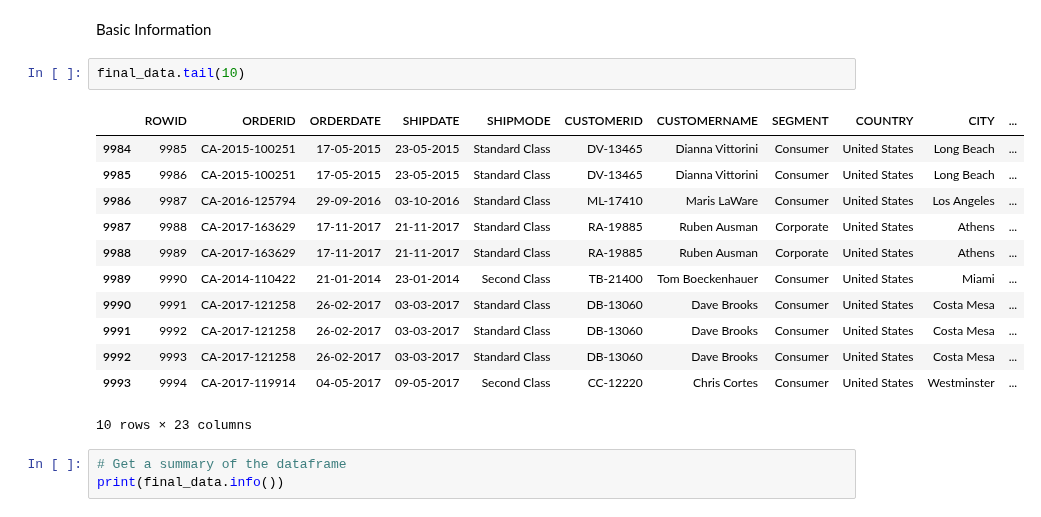
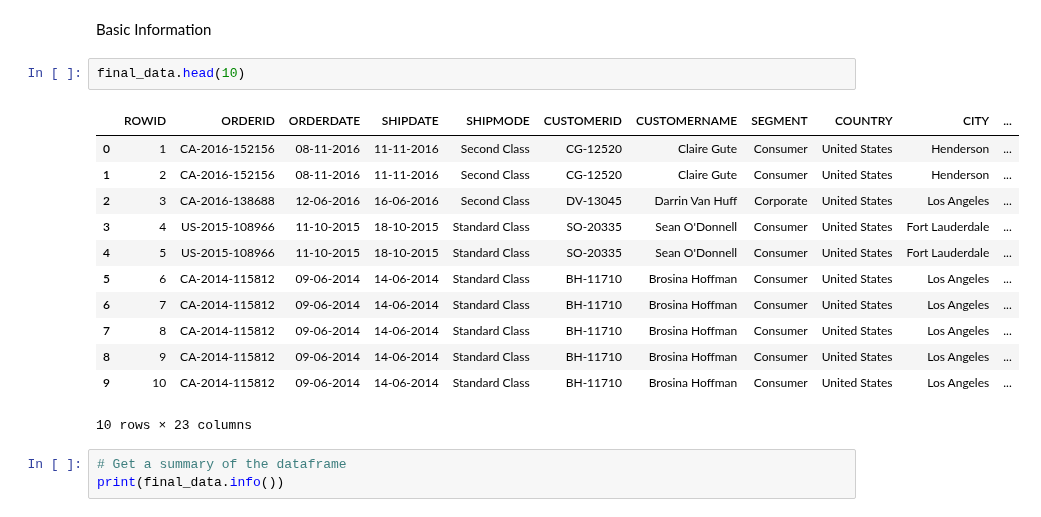
Before and after one commit to MandalaSandeep0704/Sandeep, a Jupyter notebook: Untitled.ipynb, the cells around one changed output. Drawn from its saved outputs; the diff is of its cells as text.

```diff
--- a/Untitled.ipynb
+++ b/Untitled.ipynb
@@ -74,19 +74,19 @@ print(final_data.shape)
 # %% [markdown]
 Basic Information
 # %%
-final_data.tail(10)
+final_data.head(10)
 # %% [output]
 |  | ROWID | ORDERID | ORDERDATE | SHIPDATE | SHIPMODE | CUSTOMERID | CUSTOMERNAME | SEGMENT | COUNTRY | CITY | ... |
-| 9984 | 9985 | CA-2015-100251 | 17-05-2015 | 23-05-2015 | Standard Class | DV-13465 | Dianna Vittorini | Consumer | United States | Long Beach | ... |
-| 9985 | 9986 | CA-2015-100251 | 17-05-2015 | 23-05-2015 | Standard Class | DV-13465 | Dianna Vittorini | Consumer | United States | Long Beach | ... |
-| 9986 | 9987 | CA-2016-125794 | 29-09-2016 | 03-10-2016 | Standard Class | ML-17410 | Maris LaWare | Consumer | United States | Los Angeles | ... |
-| 9987 | 9988 | CA-2017-163629 | 17-11-2017 | 21-11-2017 | Standard Class | RA-19885 | Ruben Ausman | Corporate | United States | Athens | ... |
-| 9988 | 9989 | CA-2017-163629 | 17-11-2017 | 21-11-2017 | Standard Class | RA-19885 | Ruben Ausman | Corporate | United States | Athens | ... |
-| 9989 | 9990 | CA-2014-110422 | 21-01-2014 | 23-01-2014 | Second Class | TB-21400 | Tom Boeckenhauer | Consumer | United States | Miami | ... |
-| 9990 | 9991 | CA-2017-121258 | 26-02-2017 | 03-03-2017 | Standard Class | DB-13060 | Dave Brooks | Consumer | United States | Costa Mesa | ... |
-| 9991 | 9992 | CA-2017-121258 | 26-02-2017 | 03-03-2017 | Standard Class | DB-13060 | Dave Brooks | Consumer | United States | Costa Mesa | ... |
-| 9992 | 9993 | CA-2017-121258 | 26-02-2017 | 03-03-2017 | Standard Class | DB-13060 | Dave Brooks | Consumer | United States | Costa Mesa | ... |
-| 9993 | 9994 | CA-2017-119914 | 04-05-2017 | 09-05-2017 | Second Class | CC-12220 | Chris Cortes | Consumer | United States | Westminster | ... |
+| 0 | 1 | CA-2016-152156 | 08-11-2016 | 11-11-2016 | Second Class | CG-12520 | Claire Gute | Consumer | United States | Henderson | ... |
+| 1 | 2 | CA-2016-152156 | 08-11-2016 | 11-11-2016 | Second Class | CG-12520 | Claire Gute | Consumer | United States | Henderson | ... |
+| 2 | 3 | CA-2016-138688 | 12-06-2016 | 16-06-2016 | Second Class | DV-13045 | Darrin Van Huff | Corporate | United States | Los Angeles | ... |
+| 3 | 4 | US-2015-108966 | 11-10-2015 | 18-10-2015 | Standard Class | SO-20335 | Sean O'Donnell | Consumer | United States | Fort Lauderdale | ... |
+| 4 | 5 | US-2015-108966 | 11-10-2015 | 18-10-2015 | Standard Class | SO-20335 | Sean O'Donnell | Consumer | United States | Fort Lauderdale | ... |
+| 5 | 6 | CA-2014-115812 | 09-06-2014 | 14-06-2014 | Standard Class | BH-11710 | Brosina Hoffman | Consumer | United States | Los Angeles | ... |
+| 6 | 7 | CA-2014-115812 | 09-06-2014 | 14-06-2014 | Standard Class | BH-11710 | Brosina Hoffman | Consumer | United States | Los Angeles | ... |
+| 7 | 8 | CA-2014-115812 | 09-06-2014 | 14-06-2014 | Standard Class | BH-11710 | Brosina Hoffman | Consumer | United States | Los Angeles | ... |
+| 8 | 9 | CA-2014-115812 | 09-06-2014 | 14-06-2014 | Standard Class | BH-11710 | Brosina Hoffman | Consumer | United States | Los Angeles | ... |
+| 9 | 10 | CA-2014-115812 | 09-06-2014 | 14-06-2014 | Standard Class | BH-11710 | Brosina Hoffman | Consumer | United States | Los Angeles | ... |
 10 rows × 23 columns
 # %%
 # Get a summary of the dataframe
```
Also changed, not shown: parts of 3 cells of this notebook.
